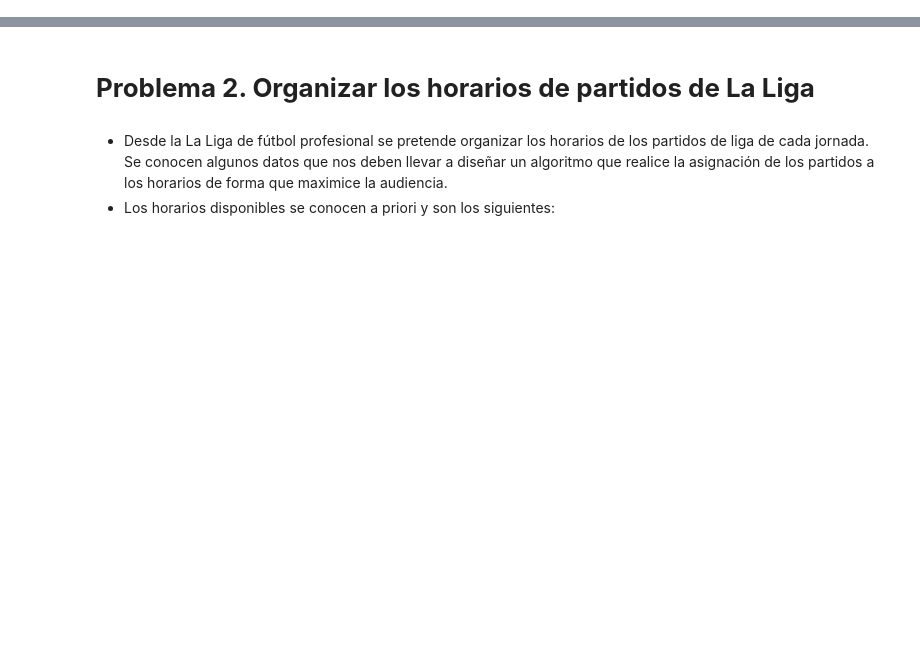
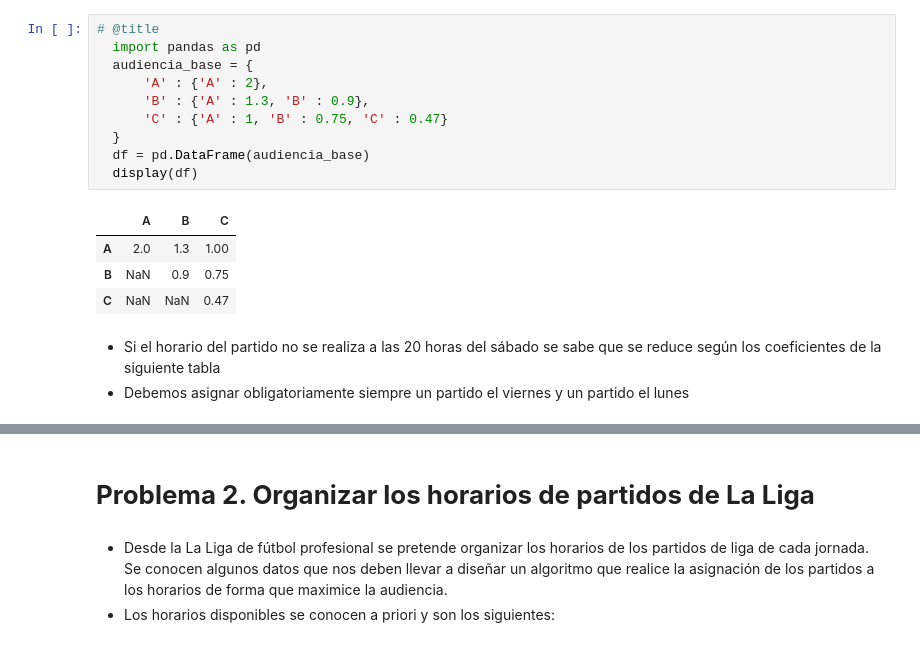
Before and after one commit to cristianscu99-VIU/03MIAR_Algoritmos-de-Optimizacion, a Jupyter notebook: SEMINARIO/Proyecto_AOP_Problema_2_Cristian_de_la_Santa_Cruz.ipynb, the cells around one changed output, grey strips where cells are left out. Drawn from its saved outputs; the diff is of its cells as text; blank space fills up the shorter version.

```diff
--- a/SEMINARIO/Proyecto_AOP_Problema_2_Cristian_de_la_Santa_Cruz.ipynb
+++ b/SEMINARIO/Proyecto_AOP_Problema_2_Cristian_de_la_Santa_Cruz.ipynb
@@ -2,0 +30,18 @@
+# %%
+# @title
+  import pandas as pd
+  audiencia_base = {
+      'A' : {'A' : 2},
+      'B' : {'A' : 1.3, 'B' : 0.9},
+      'C' : {'A' : 1, 'B' : 0.75, 'C' : 0.47}
+  }
+  df = pd.DataFrame(audiencia_base)
+  display(df)
+# %% [output]
+|  | A | B | C |
+| A | 2.0 | 1.3 | 1.00 |
+| B | NaN | 0.9 | 0.75 |
+| C | NaN | NaN | 0.47 |
+# %% [markdown]
+- Si el horario del partido no se realiza a las 20 horas del sábado se sabe que se reduce según los coeficientes de la siguiente tabla
+- Debemos asignar obligatoriamente siempre un partido el viernes y un partido el lunes
```
Also changed, not shown: parts of 22 cells of this notebook.
